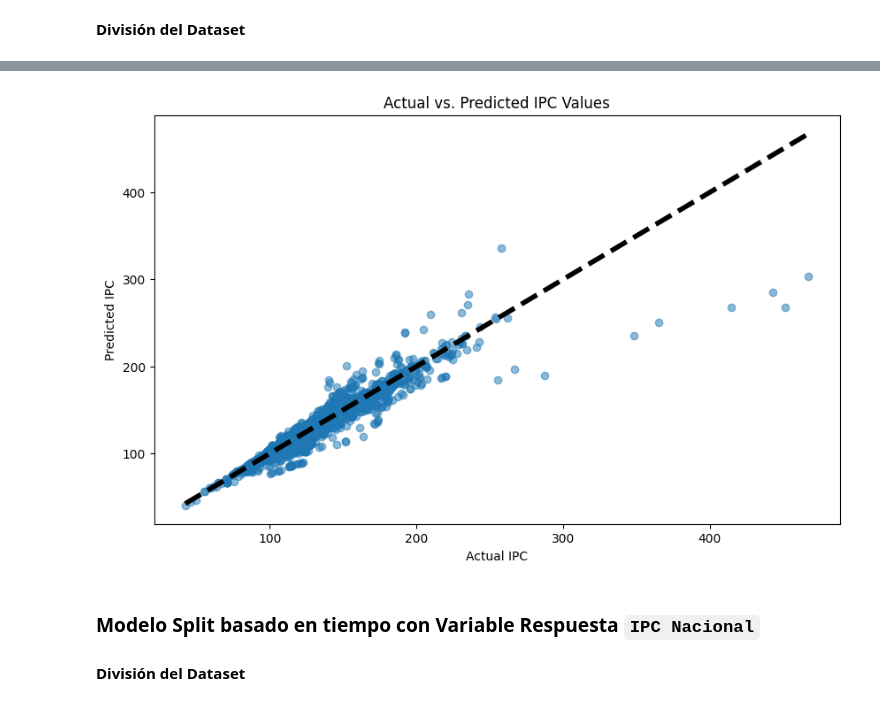
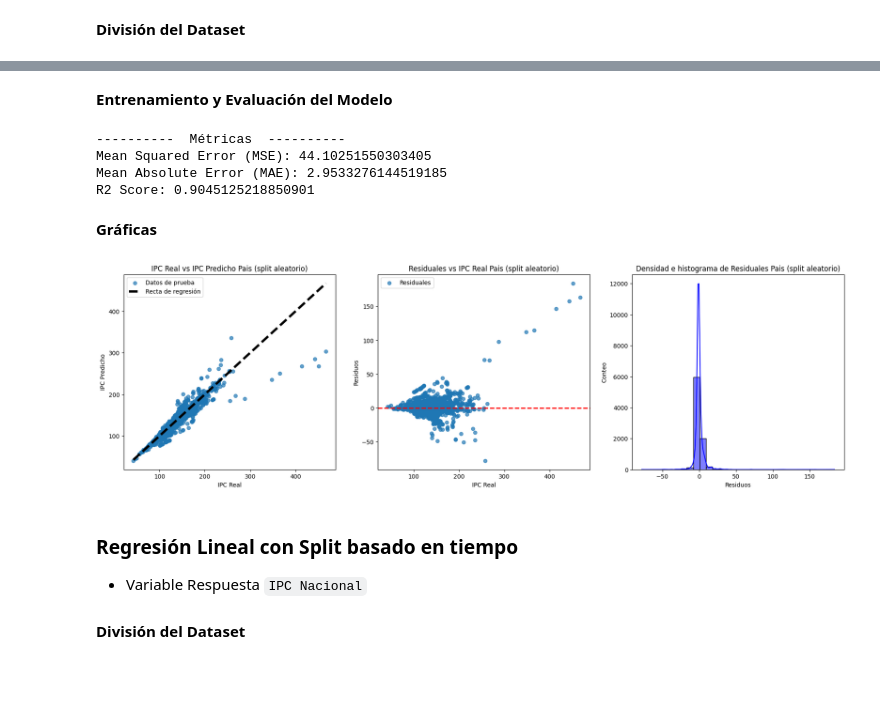
Before and after one commit to LeivaDiego/Proyecto-Mineria, a Jupyter notebook: IPC_Prediction.ipynb, the cells around one changed output, grey strips where cells are left out. Cells and saved outputs as stored; diff of their text form; code cells hidden in the pictures; blank space fills up the shorter version.

Commit message:
Regresion lineal mas modeos

```diff
--- a/IPC_Prediction.ipynb
+++ b/IPC_Prediction.ipynb
@@ -135 +203,35 @@ data.head()
+# %%
+def plot_density_residuals(ax, residuals, title=''):
+    """
+    Grafica la densidad y el histograma de los residuos.
+
+    Args:
+        - ax (matplotlib.axes.Axes): El objeto de ejes para graficar.
+        - residuals (array): Los residuos que se van a graficar.
+        - title (str, opcinal): El título del gráfico. Por defecto, es una cadena vacía.
+
+    Returns:
+        - None
+    """
+    sns.histplot(residuals, kde=True, bins=30, color='blue', ax=ax)
+    ax.set_title(f'Densidad e histograma de Residuales {title}')
+    ax.set_xlabel('Residuos')
+    ax.set_ylabel('Conteo')
+# %%
+def plot_model(y_test, y_pred, title=''):
+    """
+    Grafica las predicciones del modelo, los residuos y la densidad de los residuos.
+
+    Args:
+        - y_test (array): Los valores reales de la variable objetivo.
+        - y_pred (array): Los valores predichos de la variable objetivo.
+        - title (str, opcional): El título del gráfico. Por defecto, es una cadena vacía.
+
+    Returns:
+        - None
+    """
+    fig, axs = plt.subplots(1, 3, figsize=(22, 6))
+    plot_predictions(axs[0], y_test, y_pred, title)
+    plot_residuals(axs[1], y_test, y_pred, title)
+    plot_density_residuals(axs[2], y_test - y_pred, title)
 # %% [markdown]
@@ -161,16 +249,28 @@ R2 Score: 0.9045125218850901
-# %%
-# Scatter plot of Actual vs. Predicted
-plt.figure(figsize=(10, 6))
-plt.scatter(y_test, y_pred, alpha=0.5)
-plt.title('Actual vs. Predicted IPC Values')
-plt.xlabel('Actual IPC')
-plt.ylabel('Predicted IPC')
-plt.plot([y_test.min(), y_test.max()], [y_test.min(), y_test.max()], 'k--', lw=4)
-plt.show()
-# %% [output]
-[figure, removed]
+# %% [markdown]
+**Entrenamiento y Evaluación del Modelo**
+# %%
+# Inicializar el modelo y entrenarlo con los datos de entrenamiento
+model = LinearRegression()
+model.fit(X_train, y_train)
+
+# Obtener las predicciones y las métricas
+y_pred, mse, mae, r2 = get_metrics(model, X_test, y_test)
+show_metrics(mse, mae, r2)
+# %% [output]
+----------  Métricas  ----------
+Mean Squared Error (MSE): 44.10251550303405
+Mean Absolute Error (MAE): 2.9533276144519185
+R2 Score: 0.9045125218850901
+# %% [markdown]
+**Gráficas**
+# %%
+# Graficar el modelo
+plot_model(y_test, y_pred, 'Pais (split aleatorio)')
+# %% [output]
+[figure, added]
 # %% [markdown]
-### Modelo Split basado en tiempo con Variable Respuesta `IPC Nacional`
+### Regresión Lineal con Split basado en tiempo
+- Variable Respuesta `IPC Nacional`
 # %% [markdown]
 **División del Dataset**
 # %%
```
Also changed, not shown: parts of 31 cells of this notebook.
